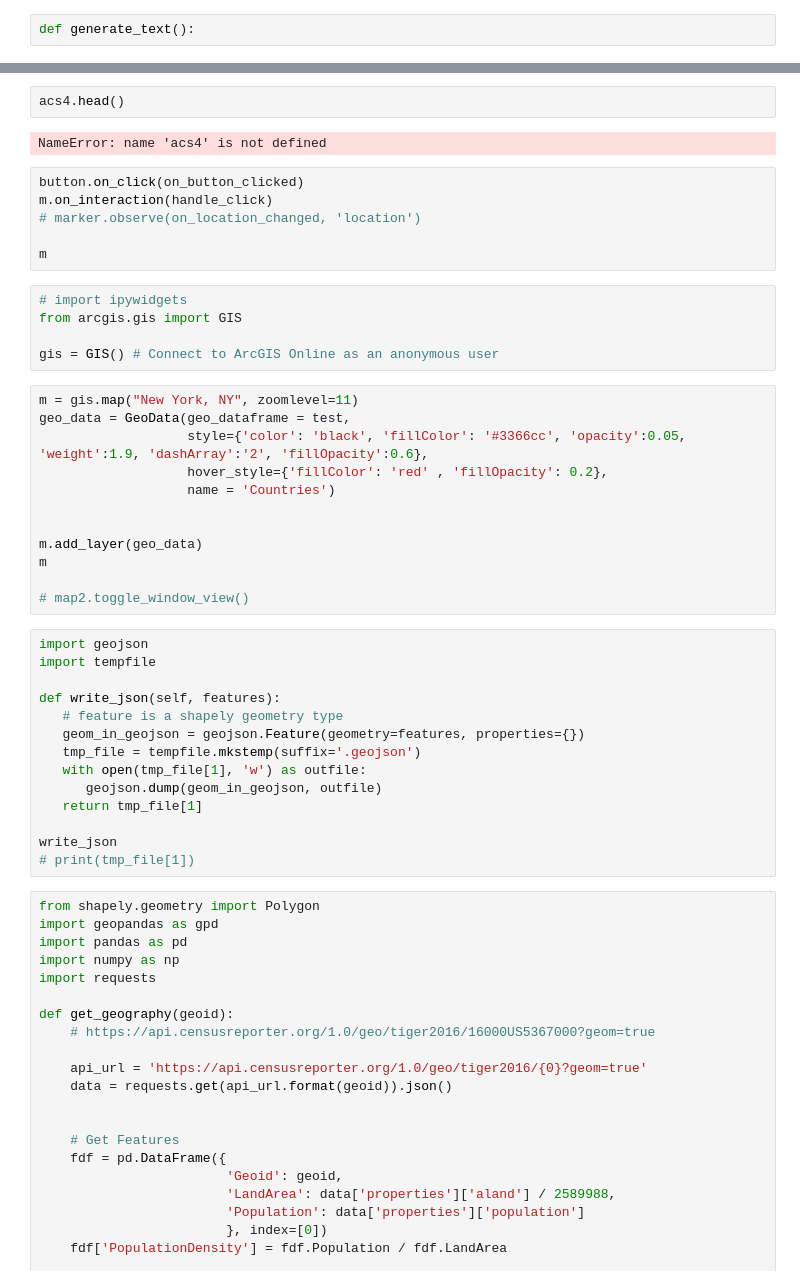
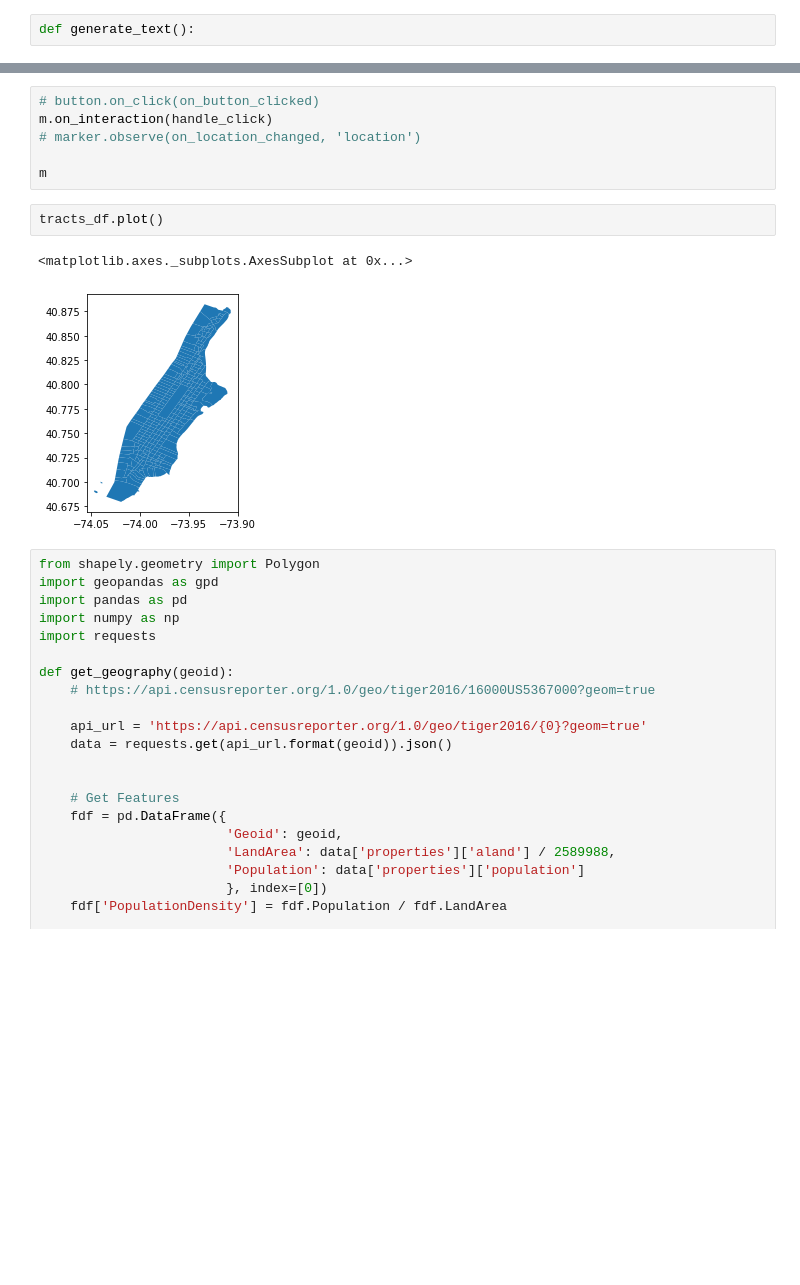
Before and after one commit to tolaoniyangi/capstone, a Jupyter notebook: maps_working.ipynb, the cells around one changed output, grey strips where cells are left out. Saved outputs shown, nothing was run; the diff lists cells and outputs as text; blank space fills up the shorter version.

```diff
--- a/maps_working.ipynb
+++ b/maps_working.ipynb
@@ -318,44 +336,14 @@ button.on_click(on_button_clicked)
-# %%
-acs4.head()
-# %% [output]
-NameError: name 'acs4' is not defined
 # %%
-button.on_click(on_button_clicked)
+# button.on_click(on_button_clicked)
 m.on_interaction(handle_click)
 # marker.observe(on_location_changed, 'location')
 
 m
-# %%
-# import ipywidgets
-from arcgis.gis import GIS
-
-gis = GIS() # Connect to ArcGIS Online as an anonymous user
-# %%
-m = gis.map("New York, NY", zoomlevel=11)
-geo_data = GeoData(geo_dataframe = test,
-                   style={'color': 'black', 'fillColor': '#3366cc', 'opacity':0.05, 'weight':1.9, 'dashArray':'2', 'fillOpacity':0.6},
-                   hover_style={'fillColor': 'red' , 'fillOpacity': 0.2},
-                   name = 'Countries')
-
-
-m.add_layer(geo_data)
-m
-
-# map2.toggle_window_view()
-# %%
-import geojson
-import tempfile
-
-def write_json(self, features):
-   # feature is a shapely geometry type
-   geom_in_geojson = geojson.Feature(geometry=features, properties={})
-   tmp_file = tempfile.mkstemp(suffix='.geojson')
-   with open(tmp_file[1], 'w') as outfile:
-      geojson.dump(geom_in_geojson, outfile)
-   return tmp_file[1]
-
-write_json
-# print(tmp_file[1])
+# %%
+tracts_df.plot()
+# %% [output]
+<matplotlib.axes._subplots.AxesSubplot at 0x...>
+[figure, added]
 # %%
 from shapely.geometry import Polygon
 import geopandas as gpd
```
Also changed, not shown: parts of 5 cells of this notebook, 3 other files.
